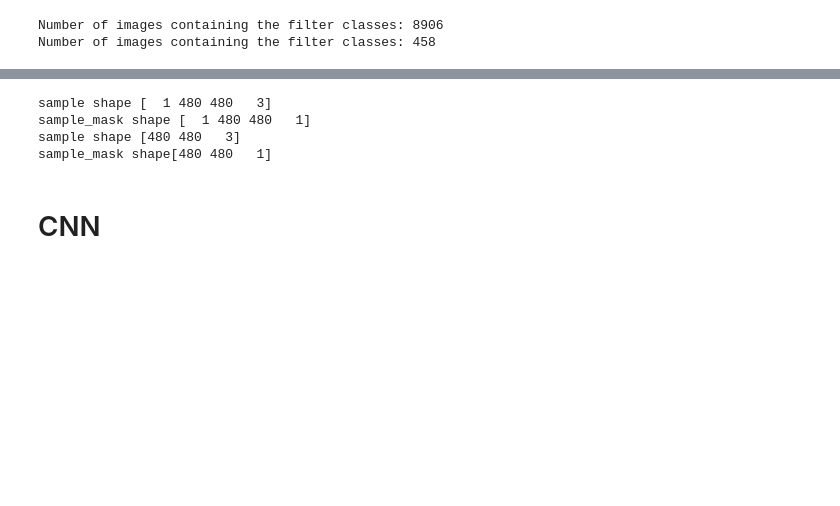
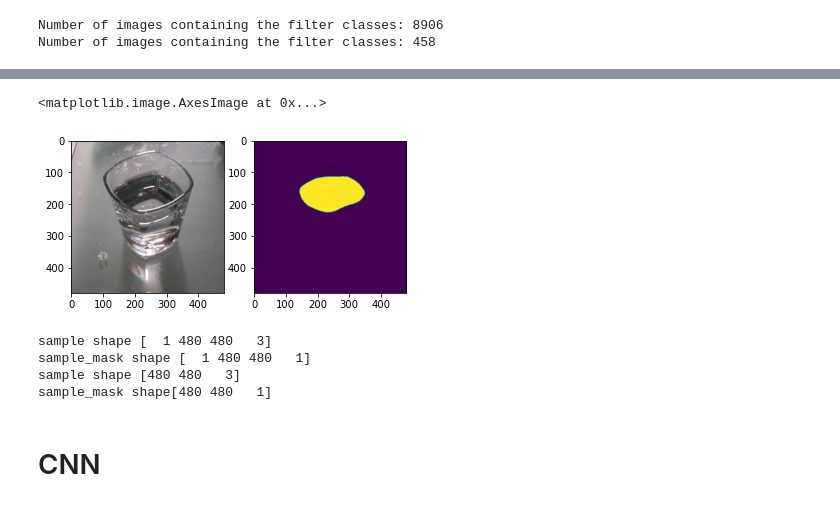
Before and after one commit to WenXiaowei/food-recognition-project, a Jupyter notebook: CNN.ipynb, the cells around one changed output, grey strips where cells are left out. Drawn from its saved outputs; the diff is of its cells as text; code cells hidden in the pictures; blank space fills up the shorter version.

```diff
--- a/CNN.ipynb
+++ b/CNN.ipynb
@@ -403,3 +410,11 @@ dg_val = cocoDataGenerator(coco_val, images_val,  os.getcwd(), imgs_size, cat_al
+# %%
+plt.subplot(121)
+plt.imshow(x[2])
+plt.subplot(122)
+plt.imshow(y[2,:,:,0])
+# %% [output]
+<matplotlib.image.AxesImage at 0x...>
+[figure, added]
 # %%
 import tensorflow as tf
 print(f"sample shape {tf.shape(sample_image)}")
```
Also changed, not shown: parts of 8 cells of this notebook, 1 other file.
